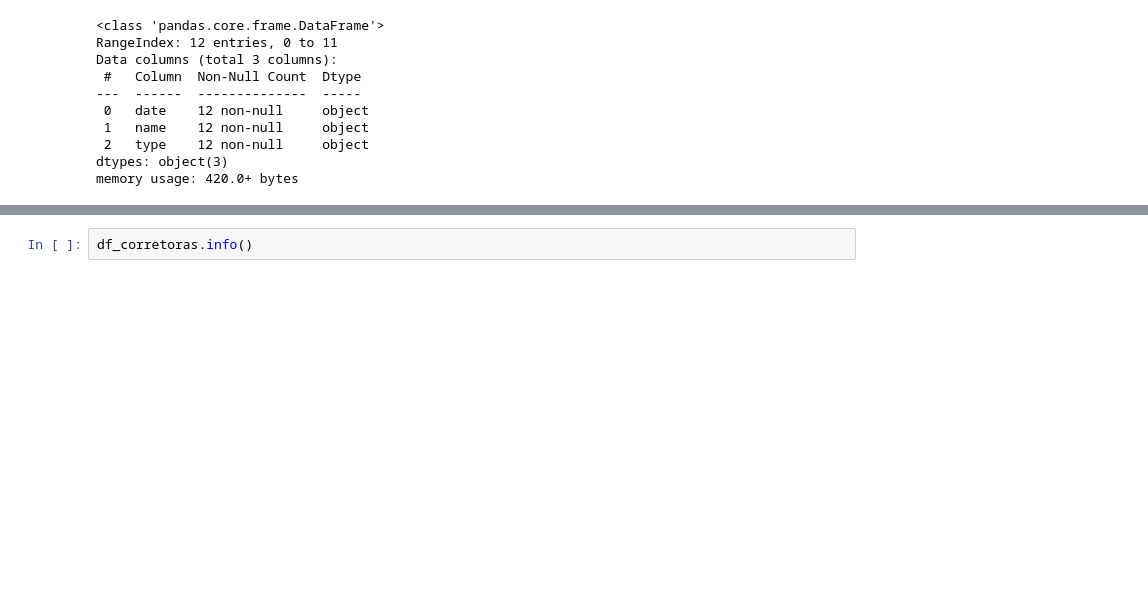
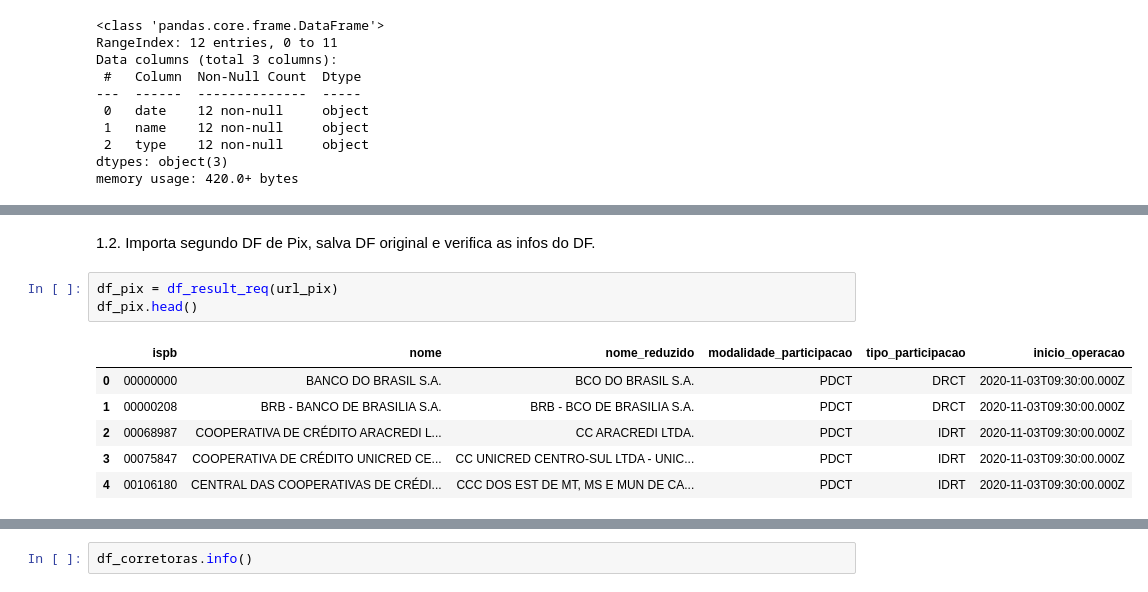
Before and after one commit to victorcanda22/ExercicioCoder, a Jupyter notebook: Projeto Final Coder - Parcial.ipynb, the cells around one changed output, grey strips where cells are left out. Cells and saved outputs as stored; diff of their text form; blank space fills up the shorter version.

```diff
--- a/Projeto Final Coder - Parcial.ipynb
+++ b/Projeto Final Coder - Parcial.ipynb
@@ -107,3 +79,15 @@ df_pix
+# %% [markdown]
+1.2. Importa segundo DF de Pix, salva DF original e verifica as infos do DF.
+# %%
+df_pix = df_result_req(url_pix)
+df_pix.head()
+# %% [output]
+|  | ispb | nome | nome_reduzido | modalidade_participacao | tipo_participacao | inicio_operacao |
+| 0 | 00000000 | BANCO DO BRASIL S.A. | BCO DO BRASIL S.A. | PDCT | DRCT | 2020-11-03T09:30:00.000Z |
+| 1 | 00000208 | BRB - BANCO DE BRASILIA S.A. | BRB - BCO DE BRASILIA S.A. | PDCT | DRCT | 2020-11-03T09:30:00.000Z |
+| 2 | 00068987 | COOPERATIVA DE CRÉDITO ARACREDI L... | CC ARACREDI LTDA. | PDCT | IDRT | 2020-11-03T09:30:00.000Z |
+| 3 | 00075847 | COOPERATIVA DE CRÉDITO UNICRED CE... | CC UNICRED CENTRO-SUL LTDA - UNIC... | PDCT | IDRT | 2020-11-03T09:30:00.000Z |
+| 4 | 00106180 | CENTRAL DAS COOPERATIVAS DE CRÉDI... | CCC DOS EST DE MT, MS E MUN DE CA... | PDCT | IDRT | 2020-11-03T09:30:00.000Z |
 # %%
 df_pix.info()
 # %% [output]
```
Also changed, not shown: parts of 26 cells of this notebook, 6 other files.
